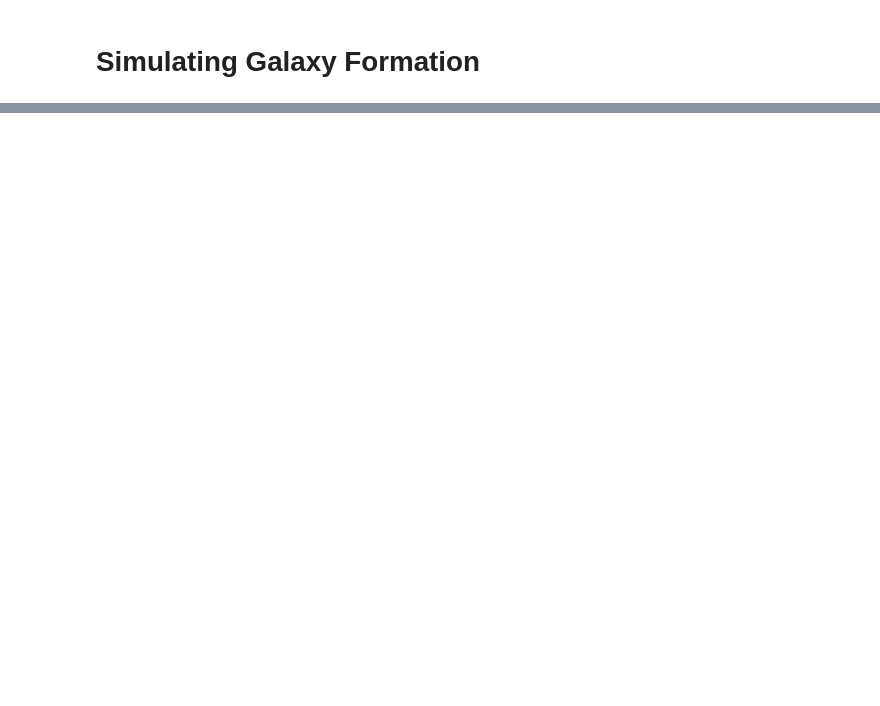
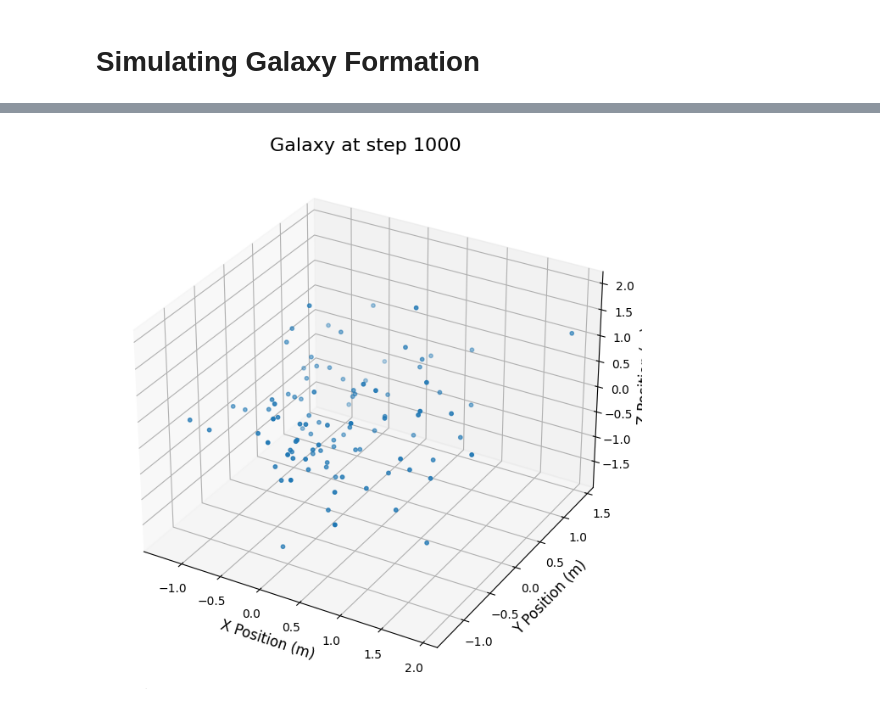
Before and after one commit to deltorobarba/astrophysics, a Jupyter notebook: galaxy_formation.ipynb, the cells around one changed output, grey strips where cells are left out. Cells and saved outputs as stored; diff of their text form; code cells hidden in the pictures; blank space fills up the shorter version.

```diff
--- a/galaxy_formation.ipynb
+++ b/galaxy_formation.ipynb
@@ -108,0 +106,95 @@ plot_galaxy(positions_over_time[-1], num_steps)
+# %%
+import numpy as np
+import matplotlib.pyplot as plt
+from scipy.integrate import odeint
+
+# Constants
+
+# Gravitational constant, m^3 kg^-1 s^-2 | force between each pair of particles is calculated using Newton's gravitational law
+G = 6.67430e-11
+
+M_sun = 1.989e30  # Mass of the sun, kg
+parsec = 3.086e16  # 1 parsec in meters
+year = 3.154e7  # 1 year in seconds
+
+# Number of particles (stars)
+N = 100
+
+# Randomly initialize positions (within a disk-like region) and velocities of the particles
+def initialize_galaxy(N, disk_radius, velocity_dispersion):
+    positions = np.random.randn(N, 3) * disk_radius * parsec
+    velocities = np.random.randn(N, 3) * velocity_dispersion * 1000  # Convert to m/s
+    masses = np.ones(N) * M_sun  # Assume each star has mass of one sun
+    return positions, velocities, masses
+
+# Function to compute gravitational acceleration on each particle
+def acceleration(positions, masses):
+    N = len(positions)
+    acc = np.zeros((N, 3))
+    for i in range(N):
+        for j in range(N):
+            if i != j:
+                r_vec = positions[j] - positions[i]
+                # Manuelle Berechnung der Norm
+                r_mag_squared = r_vec[0]**2 + r_vec[1]**2 + r_vec[2]**2
+                if r_mag_squared != 0:
+                    r_mag = np.sqrt(r_mag_squared)
+                    acc[i] += G * masses[j] * r_vec / r_mag_squared / r_mag
+    return acc
+
+# Time derivative function for the system (used in the ODE solver)
+def derivatives(y, t, N, masses):
+    positions = y[:3 * N].reshape((N, 3))
+    velocities = y[3 * N:].reshape((N, 3))
+
+    d_pos_dt = velocities
+    d_vel_dt = acceleration(positions, masses)
+
+    return np.concatenate((d_pos_dt.flatten(), d_vel_dt.flatten()))
+
+# Function to simulate galaxy evolution
+def simulate_galaxy(positions, velocities, masses, time_span, num_steps):
+    N = len(positions)
+
+    # Flatten initial conditions
+    initial_conditions = np.concatenate((positions.flatten(), velocities.flatten()))
+
+    # Time points for simulation
+    time_points = np.linspace(0, time_span, num_steps)
+
+    # Solve the system using odeint (integrating the differential equations)
+    solution = odeint(derivatives, initial_conditions, time_points, args=(N, masses))
+
+    # Extract the positions and velocities over time
+    positions_over_time = solution[:, :3 * N].reshape((-1, N, 3))
+    return positions_over_time
+
+
+def plot_galaxy(positions, step):
+    fig = plt.figure(figsize=(10, 8))  # Set figsize to make the plot larger
+    ax = fig.add_subplot(111, projection='3d')
+
+    ax.scatter(positions[:, 0], positions[:, 1], positions[:, 2], s=10)
+    ax.set_title(f"Galaxy at step {step}", fontsize=16)  # Increased title font size
+    ax.set_xlabel('X Position (m)', fontsize=12)
+    ax.set_ylabel('Y Position (m)', fontsize=12)
+    ax.set_zlabel('Z Position (m)', fontsize=12)
+
+    plt.show()
+
+# Initialize the galaxy
+disk_radius = 10  # in parsecs
+velocity_dispersion = 20  # km/s
+
+positions, velocities, masses = initialize_galaxy(N, disk_radius, velocity_dispersion)
+
+# Simulate the galaxy formation for 10 billion years with 1000 steps
+time_span = 1e10 * year  # 10 billion years
+num_steps = 1000
+
+positions_over_time = simulate_galaxy(positions, velocities, masses, time_span, num_steps)
+
+# Visualize the final state of the galaxy
+plot_galaxy(positions_over_time[-1], num_steps)
+# %% [output]
+[figure, added]
```
Also changed, not shown: parts of 4 cells of this notebook.
